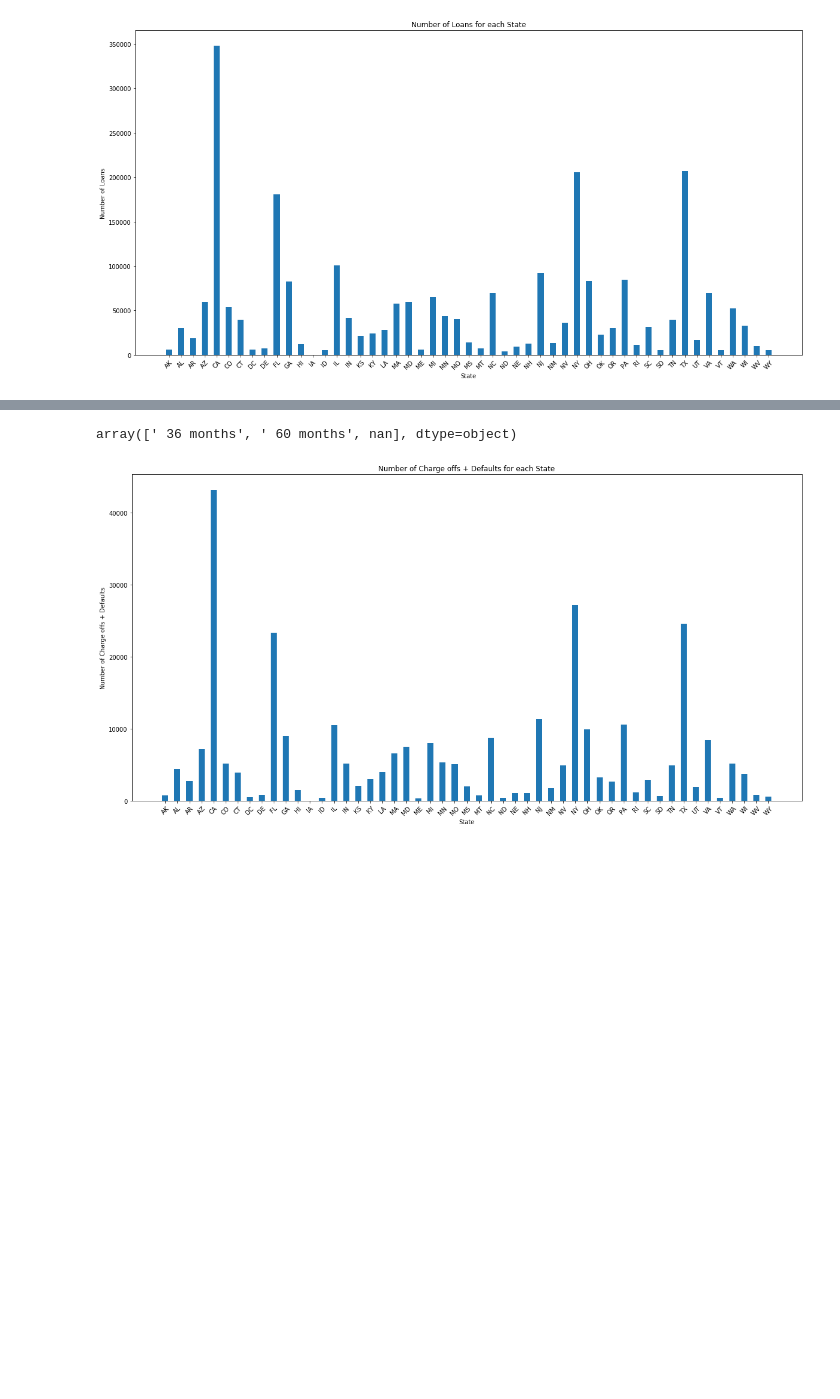
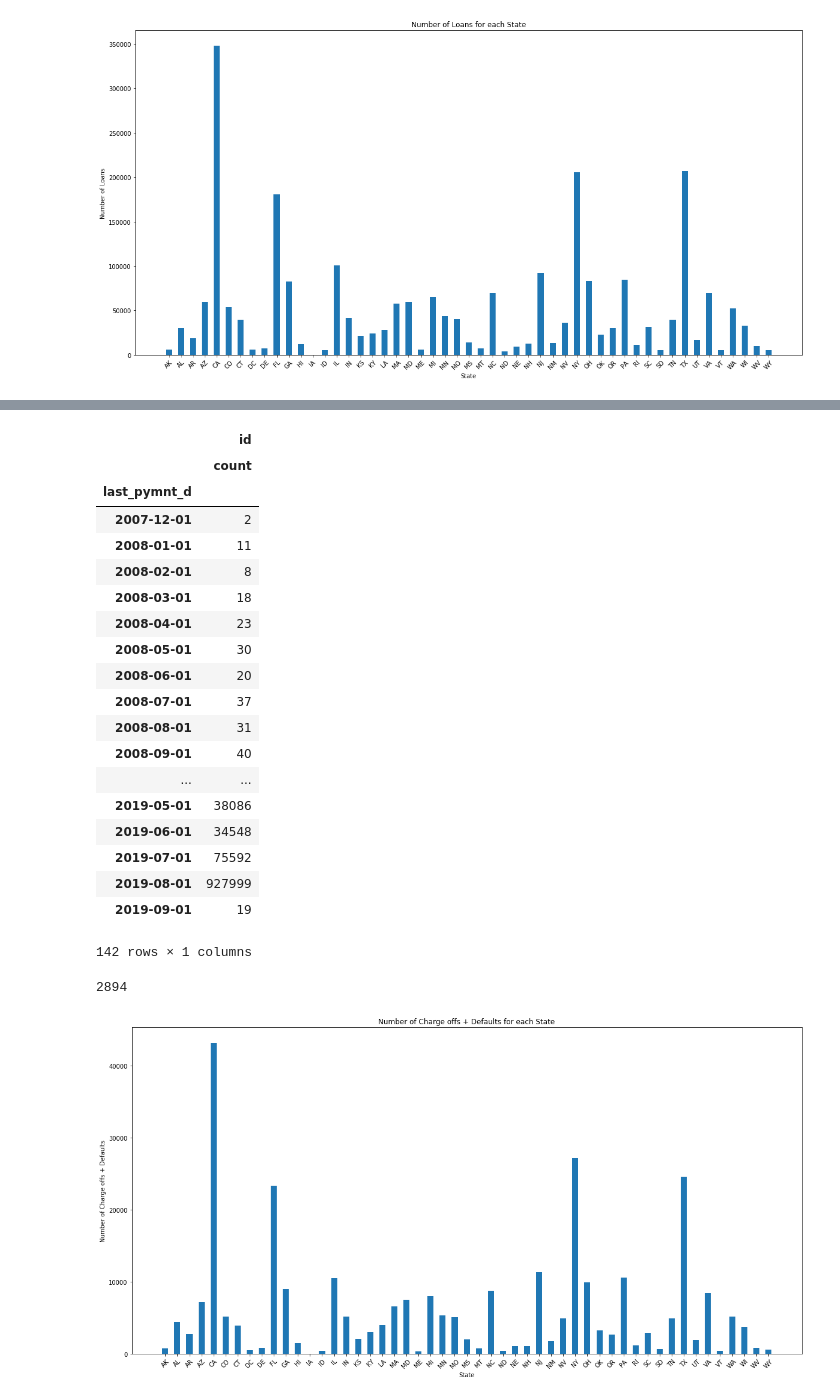
Before and after one commit to 180492sunney/risk_project, a Jupyter notebook: Risk_Project.ipynb, the cells around one changed output, grey strips where cells are left out. Saved outputs shown, nothing was run; the diff lists cells and outputs as text; code cells hidden in the pictures; blank space fills up the shorter version.

Commit message:
creating monthly default data

```diff
--- a/Risk_Project.ipynb
+++ b/Risk_Project.ipynb
@@ -32,3 +28,5 @@ loan_data.shape
+# %%
+loan_data['last_pymnt_d'] = pd.to_datetime(loan_data['last_pymnt_d'])
 # %%
 loan_data.head()
 # %% [output]
@@ -72,7 +72,30 @@ plt.show()
-# %%
-loan_data['term'].unique()
-# %% [output]
-array([' 36 months', ' 60 months', nan], dtype=object)
+# %%
+loan_data[['id','last_pymnt_d']].groupby(['last_pymnt_d']).agg(['count'])
+# %% [output]
+|  | id |
+|  | count |
+| last_pymnt_d |  |
+| 2007-12-01 | 2 |
+| 2008-01-01 | 11 |
+| 2008-02-01 | 8 |
+| 2008-03-01 | 18 |
+| 2008-04-01 | 23 |
+| 2008-05-01 | 30 |
+| 2008-06-01 | 20 |
+| 2008-07-01 | 37 |
+| 2008-08-01 | 31 |
+| 2008-09-01 | 40 |
+| ... | ... |
+| 2019-05-01 | 38086 |
+| 2019-06-01 | 34548 |
+| 2019-07-01 | 75592 |
+| 2019-08-01 | 927999 |
+| 2019-09-01 | 19 |
+142 rows × 1 columns
+# %%
+loan_data['last_pymnt_d'].isna().sum()
+# %% [output]
+2894
 # %%
 # %% [output]
 [figure]
```
Also changed, not shown: parts of 9 cells of this notebook.
